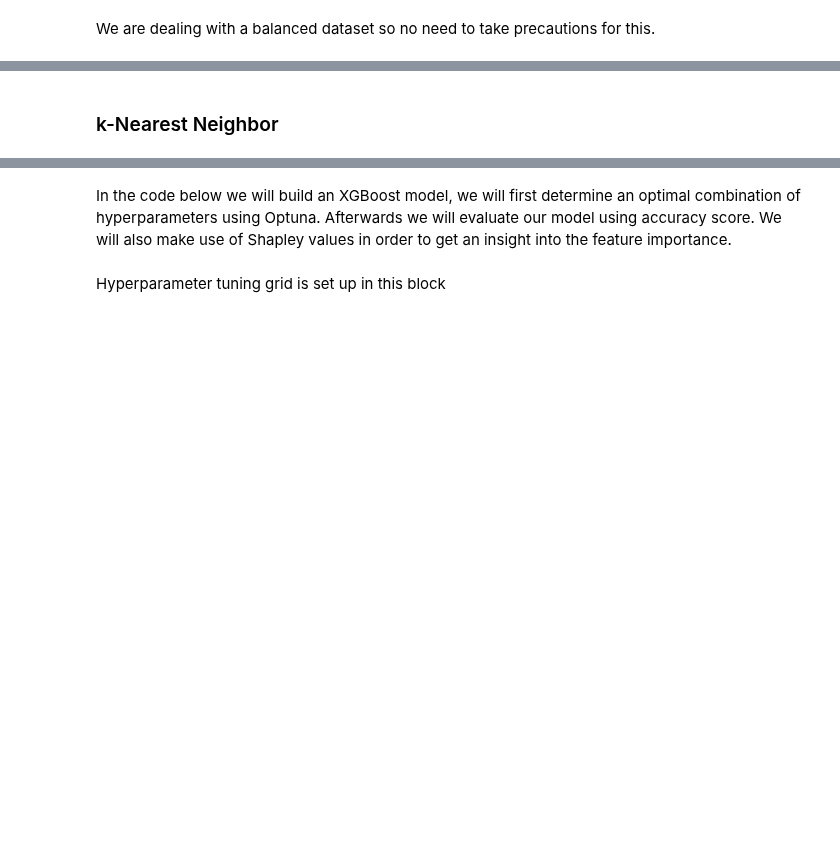
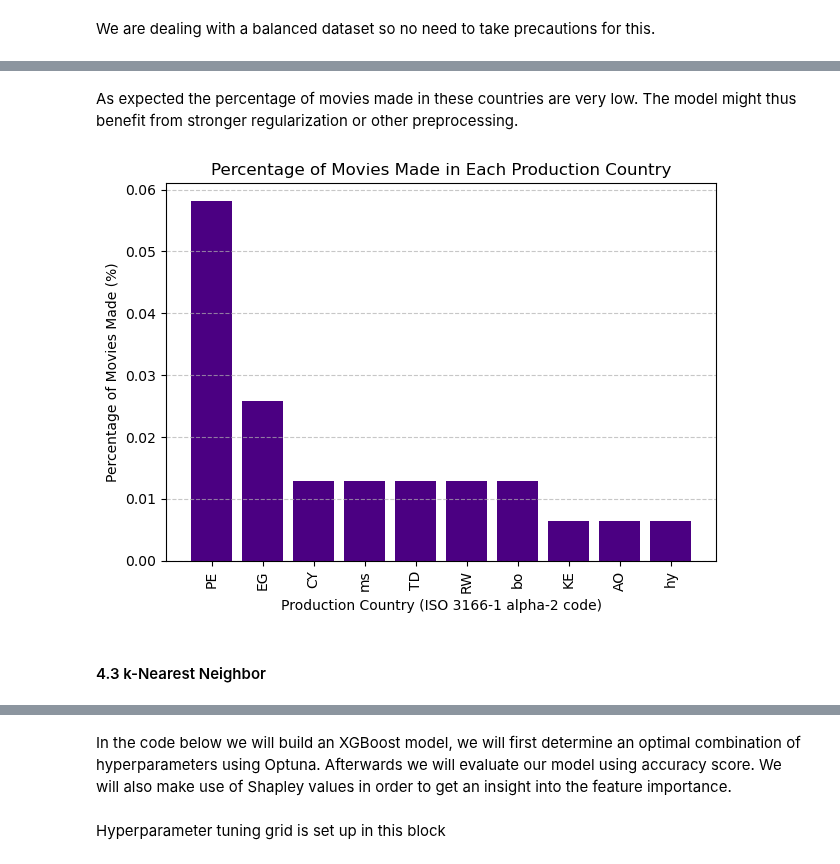
Before and after one commit to EliasMondelaers/datamanagementProject, a Jupyter notebook: Modeling.ipynb, the cells around one changed output, grey strips where cells are left out. Cells and saved outputs as stored; diff of their text form; code cells hidden in the pictures; blank space fills up the shorter version.

```diff
--- a/Modeling.ipynb
+++ b/Modeling.ipynb
@@ -373,5 +247,37 @@ dtype: float64
+# %% [markdown]
+As expected the percentage of movies made in these countries are very low. The model might thus benefit from stronger regularization or other preprocessing.
+# %%
+total_movies = len(df)
+country_percentages = {}
+
+for col in top_10_features_names:
+    # Summing boolean column  gives the count of '1's (movies made there)
+    count = df[col].sum()
+
+    percentage = (count / total_movies) * 100
+
+    # Extract the country code from the column name
+    country_code = col.split('_')[-1]
+
+    country_percentages[country_code] = percentage
+
+# 3. Create a DataFrame for plotting and sort by percentage
+plot_data = pd.Series(country_percentages).sort_values(ascending=False).to_frame(name='Percentage')
+
+# 4. Plot the results
+plt.bar(plot_data.index, plot_data['Percentage'], color='indigo')
+
+# Add labels and title
+plt.xlabel('Production Country (ISO 3166-1 alpha-2 code)')
+plt.ylabel('Percentage of Movies Made (%)')
+plt.title('Percentage of Movies Made in Each Production Country')
+plt.xticks(rotation=90) # Rotate X labels if there are many countries
+plt.grid(axis='y', linestyle='--', alpha=0.7)
+plt.tight_layout()
+# %% [output]
+[figure, added]
 # %% [markdown]
-### k-Nearest Neighbor
+#### 4.3 k-Nearest Neighbor
 # %%
 from sklearn.neighbors import KNeighborsClassifier
 knn_base = KNeighborsClassifier()
```
Also changed, not shown: parts of 31 cells of this notebook, 1 other file.
